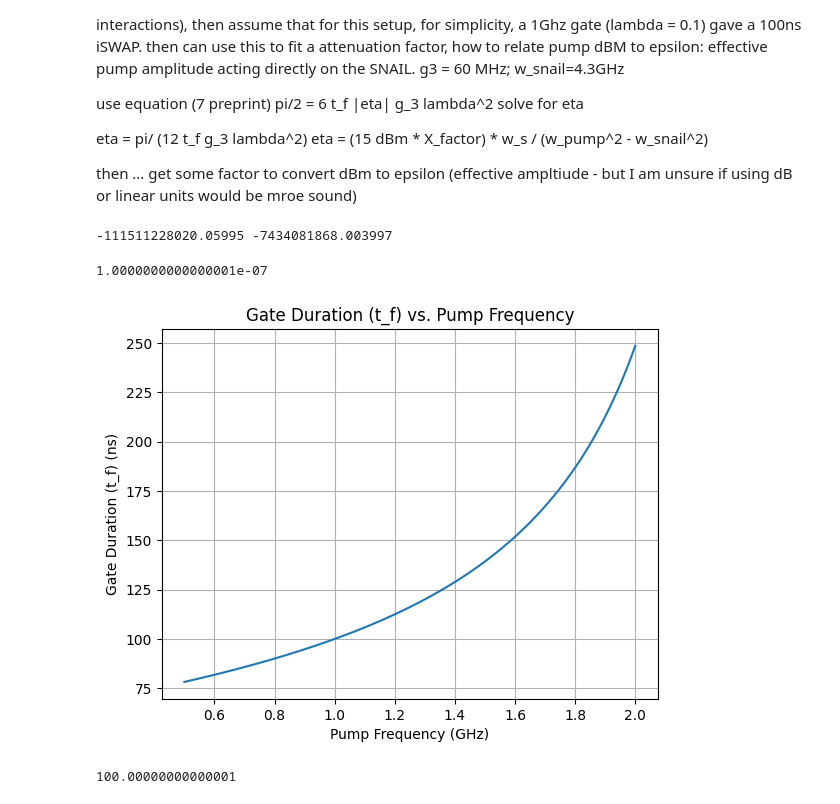
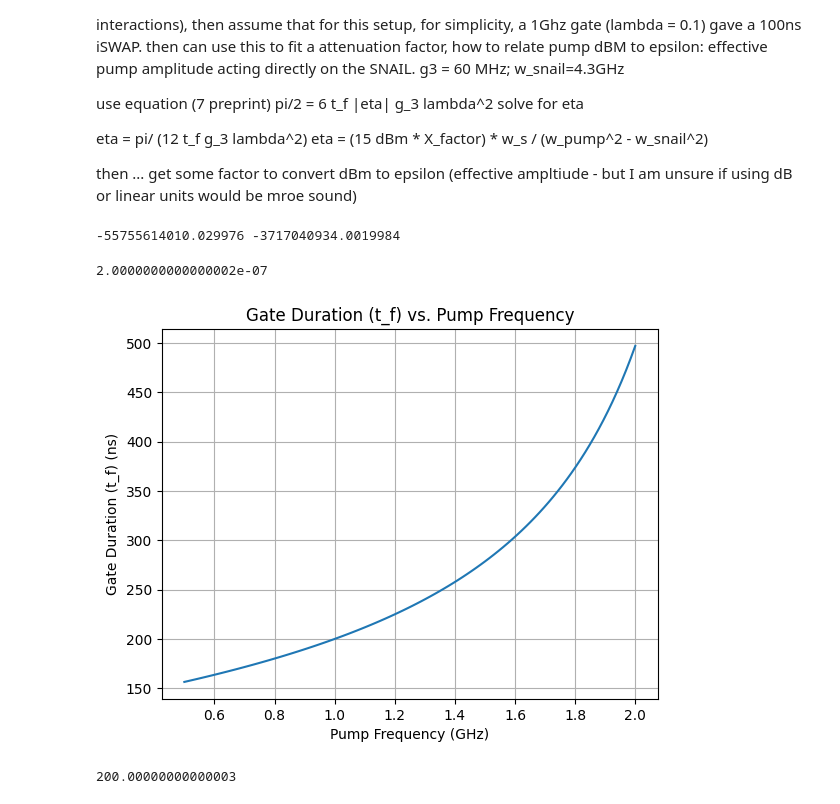
Before and after one commit to PITT-HATLAB/corral_crowding, a Jupyter notebook: src/notebooks/dev_speedlimits.ipynb, the cells around one changed output. Drawn from its saved outputs; the diff is of its cells as text; code cells hidden in the pictures.

```diff
--- a/src/notebooks/dev_speedlimits.ipynb
+++ b/src/notebooks/dev_speedlimits.ipynb
@@ -137,11 +139,13 @@ def compute_gate_duration(frequency_GHz, X_factor, g3, lambda_factor, w_snail):
 
 
 # Example test values (based on assumptions in the setup)
-dBm_test = 15  # Example pump power in dBm
-t_f_test = 100e-9  # Gate duration in seconds (100 ns)
+
+t_f_test = 200e-9  # Gate duration in seconds (100 ns)
 g3_test = 60e6  # Coupling strength (60 MHz)
 lambda_factor_test = 0.1  # Scaling factor for 1 GHz gate frequency
-w_pump_test = 2 * np.pi * 1e9  # Pump frequency of 1 GHz in Hz
+test_ghz = 1.0  # ghz
+w_pump_test = 2 * np.pi * test_ghz * 1e9  # Pump frequency of 1 GHz in Hz
+dBm_test = compute_max_dBm(test_ghz)  # Example pump power in dBm
 w_snail_test = 2 * np.pi * 4.3e9  # SNAIL frequency of 4.3 GHz in Hz
 
 # Fit epsilon and scaling factor
@@ -149,36 +153,38 @@ epsilon_test, X_factor_test = fit_epsilon(
     dBm_test, t_f_test, g3_test, lambda_factor_test, w_pump_test, w_snail_test
 )
 print(epsilon_test, X_factor_test)
-compute_gate_duration(1.0, X_factor_test, g3_test, lambda_factor_test, w_snail_test)
+compute_gate_duration(
+    test_ghz, X_factor_test, g3_test, lambda_factor_test, w_snail_test
+)
 # %% [output]
--111511228020.05995 -7434081868.003997
+-55755614010.029976 -3717040934.0019984
-1.0000000000000001e-07
+2.0000000000000002e-07
 # %%
 # Range of pump frequencies in GHz for the plot
 frequency_range_GHz = np.linspace(0.5, 2.0, 100)  # from 0.5 GHz to 2.0 GHz
 
 # Compute gate durations for each frequency in the range
 gate_durations = [
     compute_gate_duration(f, X_factor_test, g3_test, lambda_factor_test, w_snail_test)
     for f in frequency_range_GHz
 ]
 
 # Plotting t_f vs. pump frequency (GHz)
 plt.figure()
 plt.plot(
     frequency_range_GHz, np.array(gate_durations) * 1e9
 )  # Convert gate durations to ns for readability
 plt.xlabel("Pump Frequency (GHz)")
 plt.ylabel("Gate Duration (t_f) (ns)")
 plt.title("Gate Duration (t_f) vs. Pump Frequency")
 plt.grid(True)
 plt.show()
 
 # Verify the gate duration at 1 GHz to see if it matches the fitting point of 100 ns
 t_f_1GHz = compute_gate_duration(
-    1.0, X_factor_test, g3_test, lambda_factor_test, w_snail_test
+    test_ghz, X_factor_test, g3_test, lambda_factor_test, w_snail_test
 )
 t_f_1GHz * 1e9  # Converting to ns for readability
 # %% [output]
-[figure, old version]
+[figure, new version]
-100.00000000000001
+200.00000000000003
```
Also changed, not shown: parts of 3 cells of this notebook.
